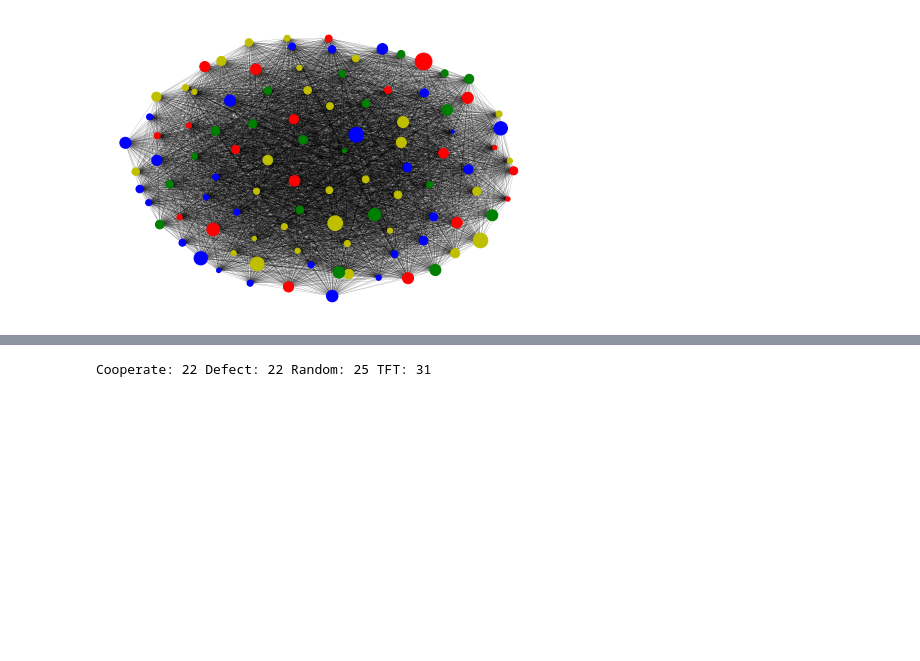
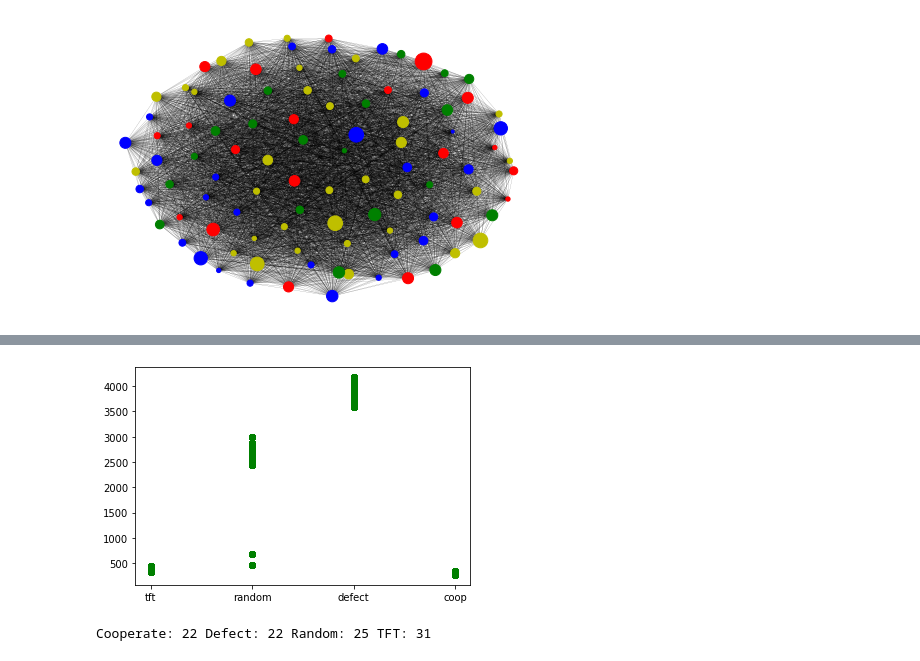
Before and after one commit to scottcohn97/stat535, a Jupyter notebook: lib/sim_h1.ipynb, the cells around one changed output, grey strips where cells are left out. Drawn from its saved outputs; the diff is of its cells as text; code cells hidden in the pictures; blank space fills up the shorter version.

```diff
--- a/lib/sim_h1.ipynb
+++ b/lib/sim_h1.ipynb
@@ -50,3 +54,7 @@ g1.toImage()
+# %%
+strat_plot(g0, numAgents, numSims)
+# %% [output]
+[figure, added]
 # %%
 # strategy distro g0
 strat_distribution(g0, numAgents)
```
Also changed, not shown: parts of 3 cells of this notebook, 7 other files.
